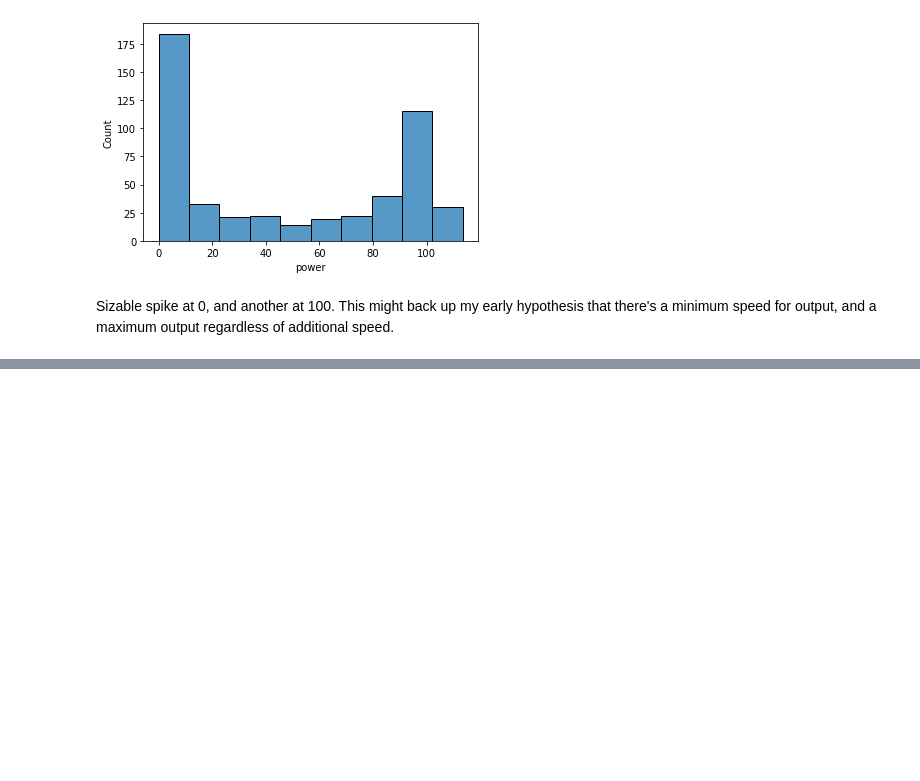
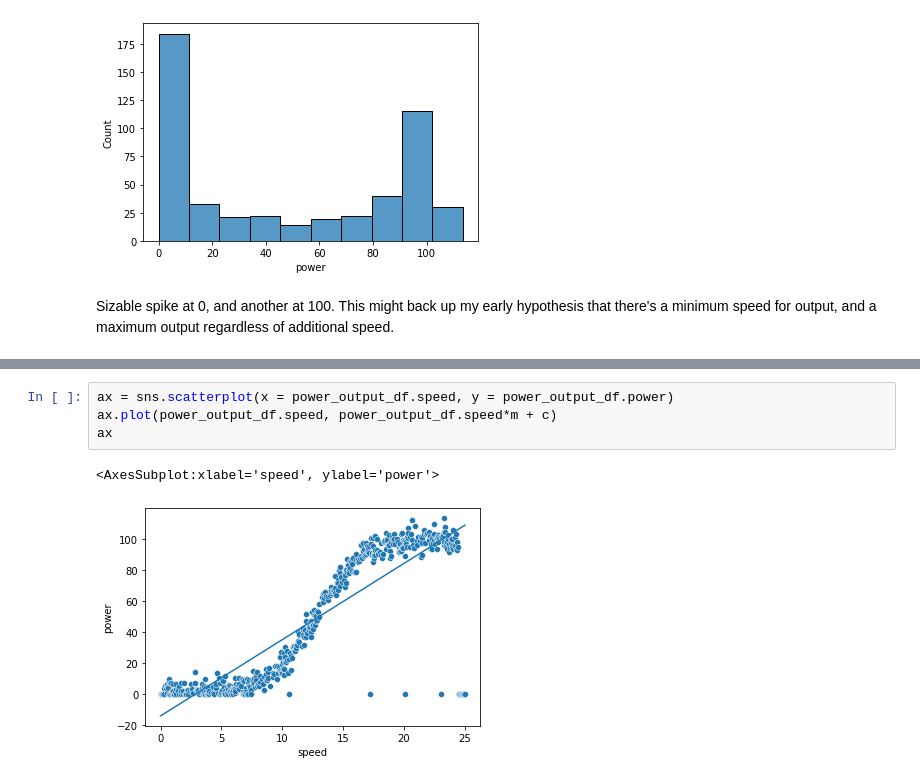
Before and after one commit to OtherBrian/fda-regression_project, a Jupyter notebook: Untitled.ipynb, the cells around one changed output, grey strips where cells are left out. Drawn from its saved outputs; the diff is of its cells as text; blank space fills up the shorter version.

```diff
--- a/Untitled.ipynb
+++ b/Untitled.ipynb
@@ -69,0 +119,7 @@ Sizable spike at 0, and another at 100. This might back up my early hypothesis t
+# %%
+ax = sns.scatterplot(x = power_output_df.speed, y = power_output_df.power)
+ax.plot(power_output_df.speed, power_output_df.speed*m + c)
+ax
+# %% [output]
+<AxesSubplot:xlabel='speed', ylabel='power'>
+[figure, added]
```
Also changed, not shown: parts of 13 cells of this notebook.
